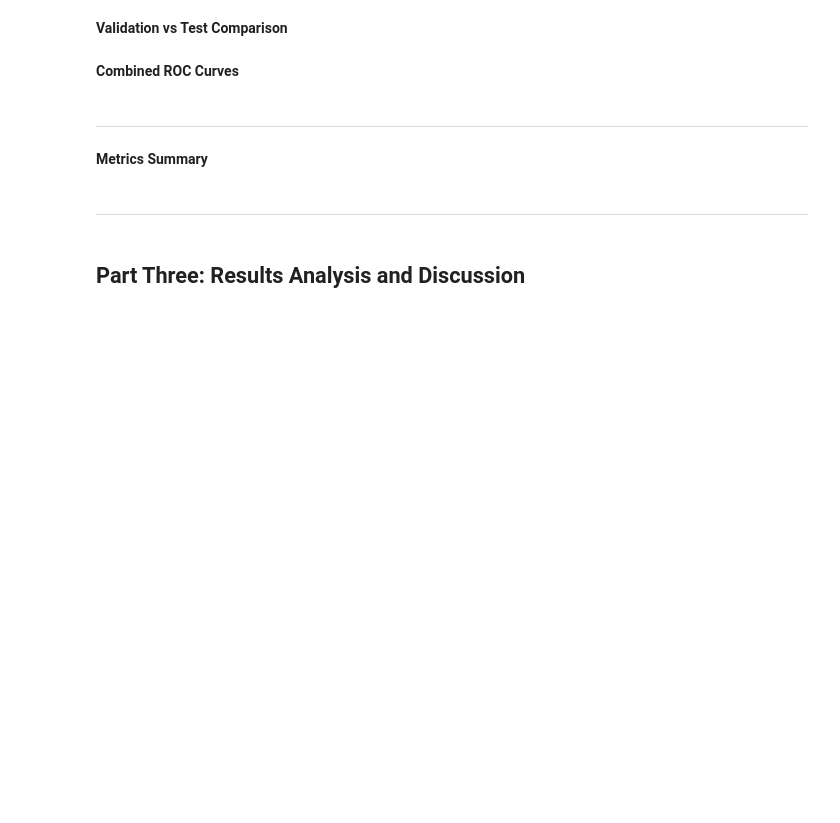
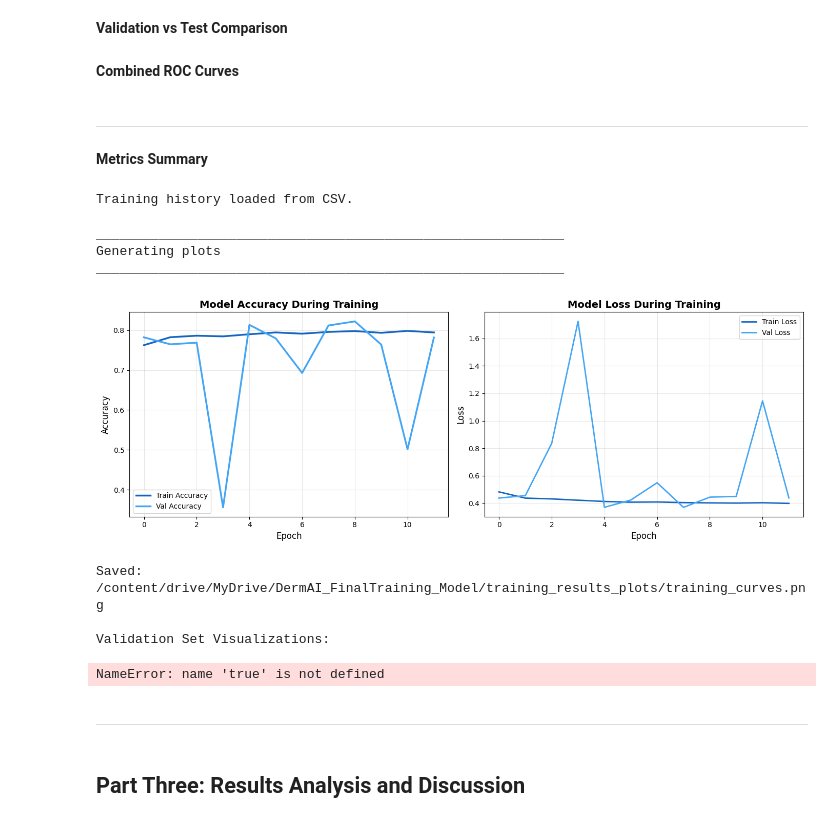
Before and after one commit to Raghad-Odwan/DermAI_Final_Training, a Jupyter notebook: DermAI_FinalTraining_Model_.ipynb, the cells around one changed output. Cells and saved outputs as stored; diff of their text form; code cells hidden in the pictures; blank space fills up the shorter version.

```diff
--- a/DermAI_FinalTraining_Model_.ipynb
+++ b/DermAI_FinalTraining_Model_.ipynb
@@ -800,6 +832,72 @@ print("\nComparison Visualizations:")
 plot_val_vs_test_comparison(val_metrics, test_metrics)
 plot_combined_roc_curves(val_true, val_preds_prob, test_true, test_preds_prob)
 print("_"*60)
+# %%
+import pandas as pd
+
+# Load the training log from the CSV file
+csv_log_path = os.path.join(MODEL_SAVE_DIR, "training_log.csv")
+history_df = pd.read_csv(csv_log_path)
+
+# Create a dummy history object to mimic the structure expected by plot_training_curves
+class History:
+    def __init__(self, history_data):
+        self.history = history_data
+
+# Instantiate the History object
+history = History(history_df.to_dict(orient='list'))
+
+print("Training history loaded from CSV.")
+# %% [output]
+Training history loaded from CSV.
+# %%
+# Generating plots
+print("\n" + "_"*60)
+print("Generating plots")
+print("_"*60)
+# 1. Training curves (from history)
+plot_training_curves(history)
+
+# 2. Validation performance
+print("\nValidation Set Visualizations:")
+plot_confusion_matrix(true, preds, dataset_name='Validation')
+plot_roc_curve(true, preds_prob, dataset_name='Validation')
+
+val_metrics = {
+    'accuracy': acc,
+    'precision': prec,
+    'recall': rec,
+    'f1': f1
+}
+plot_metrics_summary(val_metrics, dataset_name='Validation')
+
+# 3. Test performance
+print("\nTest Set Visualizations:")
+plot_confusion_matrix(test_true, test_preds, dataset_name='Test')
+plot_roc_curve(test_true, test_preds_prob, dataset_name='Test')
+
+test_metrics = {
+    'accuracy': test_acc,
+    'precision': test_prec,
+    'recall': test_rec,
+    'f1': test_f1
+}
+plot_metrics_summary(test_metrics, dataset_name='Test')
+
+# 4. Comparison plots
+print("\nComparison Visualizations:")
+plot_val_vs_test_comparison(val_metrics, test_metrics)
+plot_combined_roc_curves(true, preds_prob, test_true, test_preds_prob)
+print("_"*60)
+# %% [output]
+____________________________________________________________
+Generating plots
+____________________________________________________________
+[figure, added]
+Saved: /content/drive/MyDrive/DermAI_FinalTraining_Model/training_results_plots/training_curves.png
+
+Validation Set Visualizations:
+NameError: name 'true' is not defined
 # %% [markdown]
 
 
```
Also changed, not shown: parts of 14 cells of this notebook.
